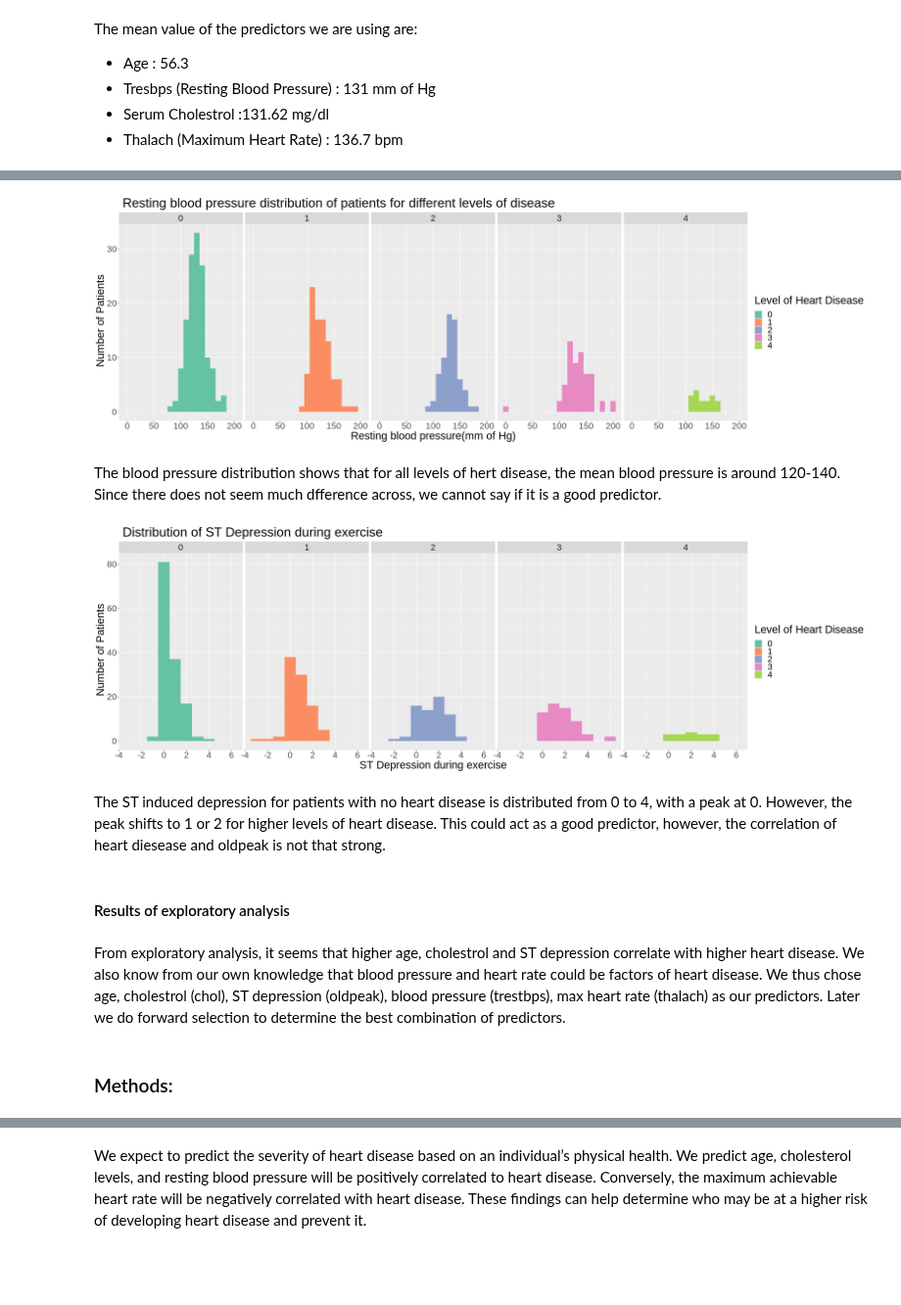
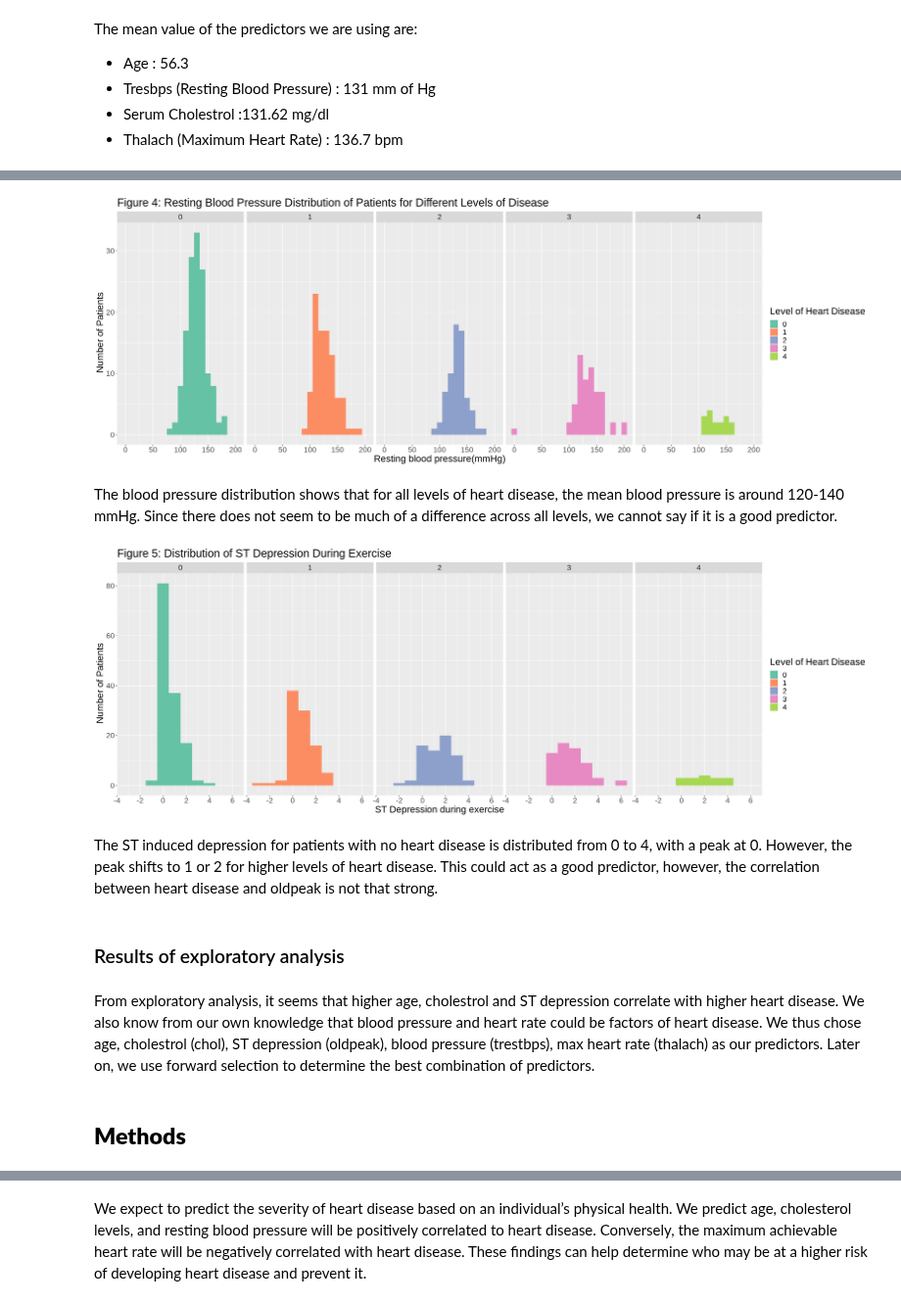
Before and after one commit to sachit-sharma/dsci-100-group-project-group53, a Jupyter notebook: project_report.ipynb, the cells around one changed output, grey strips where cells are left out. Shown at 98% size. Drawn from its saved outputs; the diff is of its cells as text; code cells hidden in the pictures; blank space fills up the shorter version.

```diff
--- a/project_report.ipynb
+++ b/project_report.ipynb
@@ -231,35 +248,35 @@ The heart reate distribution shows that the mean heart rate is around 130-150 fo
 # %%
-options(repr.plot.width = 25, repr.plot.height = 8)
+options(repr.plot.width = 23, repr.plot.height = 8)
 bp_hist <- ggplot(heart_disease_train,  aes(x = trestbps, fill = class))  +
                geom_histogram(binwidth = 10) +
-               labs(x = "Resting blood pressure(mm of Hg)",  y = " Number of Patients", fill = "Level of Heart Disease") +
+               labs(x = "Resting blood pressure(mmHg)",  y = " Number of Patients", fill = "Level of Heart Disease") +
                facet_grid(cols = vars(class)) +
                scale_fill_brewer(palette = "Set2") +
-               ggtitle(" Resting blood pressure distribution of patients for different levels of disease" ) +
-             theme(text = element_text(size = 25))
+               ggtitle("Figure 4: Resting Blood Pressure Distribution of Patients for Different Levels of Disease" ) +
+             theme(text = element_text(size = 20))
 bp_hist
 # %% [output]
-[figure, old version]
+[figure, new version]
 # %% [markdown]
-The blood pressure distribution shows that for all levels of hert disease, the mean blood pressure is around 120-140. Since there does not seem much dfference across, we cannot say if it is a good predictor.
+The blood pressure distribution shows that for all levels of heart disease, the mean blood pressure is around 120-140 mmHg. Since there does not seem to be much of a difference across all levels, we cannot say if it is a good predictor.
 # %%
-options(repr.plot.width = 25, repr.plot.height = 8)
+options(repr.plot.width = 23, repr.plot.height = 8)
 old_peak_hist <- ggplot(heart_disease_train,  aes(x = oldpeak, fill = class))  +
                geom_histogram(binwidth = 1) +
                labs(x = "ST Depression during exercise",  y = " Number of Patients", fill = "Level of Heart Disease") +
                facet_grid(cols = vars(class)) +
                scale_fill_brewer(palette = "Set2") +
-               ggtitle(" Distribution of ST Depression during exercise" ) +
-             theme(text = element_text(size = 25))
+               ggtitle("Figure 5: Distribution of ST Depression During Exercise" ) +
+             theme(text = element_text(size = 20))
 old_peak_hist
 # %% [output]
-[figure, old version]
+[figure, new version]
 # %% [markdown]
-The ST induced depression for patients with no heart disease is distributed from 0 to 4, with a peak at 0. However, the peak shifts to 1 or 2 for higher levels of heart disease. This could act as a good predictor, however, the correlation of heart diesease and oldpeak is not that strong.
+The ST induced depression for patients with no heart disease is distributed from 0 to 4, with a peak at 0. However, the peak shifts to 1 or 2 for higher levels of heart disease. This could act as a good predictor, however, the correlation between heart disease and oldpeak is not that strong.
 # %% [markdown]
-#### Results of exploratory analysis
+### Results of exploratory analysis
 # %% [markdown]
-From exploratory analysis, it seems that higher age, cholestrol and  ST depression correlate with higher heart disease.  We also know from our own knowledge that blood pressure and heart rate could be factors of heart disease. We thus chose age, cholestrol (chol), ST depression (oldpeak), blood pressure (trestbps), max heart rate (thalach) as our predictors. Later we do forward selection to determine the best combination of predictors.
+From exploratory analysis, it seems that higher age, cholestrol and  ST depression correlate with higher heart disease.  We also know from our own knowledge that blood pressure and heart rate could be factors of heart disease. We thus chose age, cholestrol (chol), ST depression (oldpeak), blood pressure (trestbps), max heart rate (thalach) as our predictors. Later on, we use forward selection to determine the best combination of predictors.
 # %% [markdown]
-### Methods:
+## <b>Methods<b>
 # %% [markdown]
```
Also changed, not shown: parts of 56 cells of this notebook.
